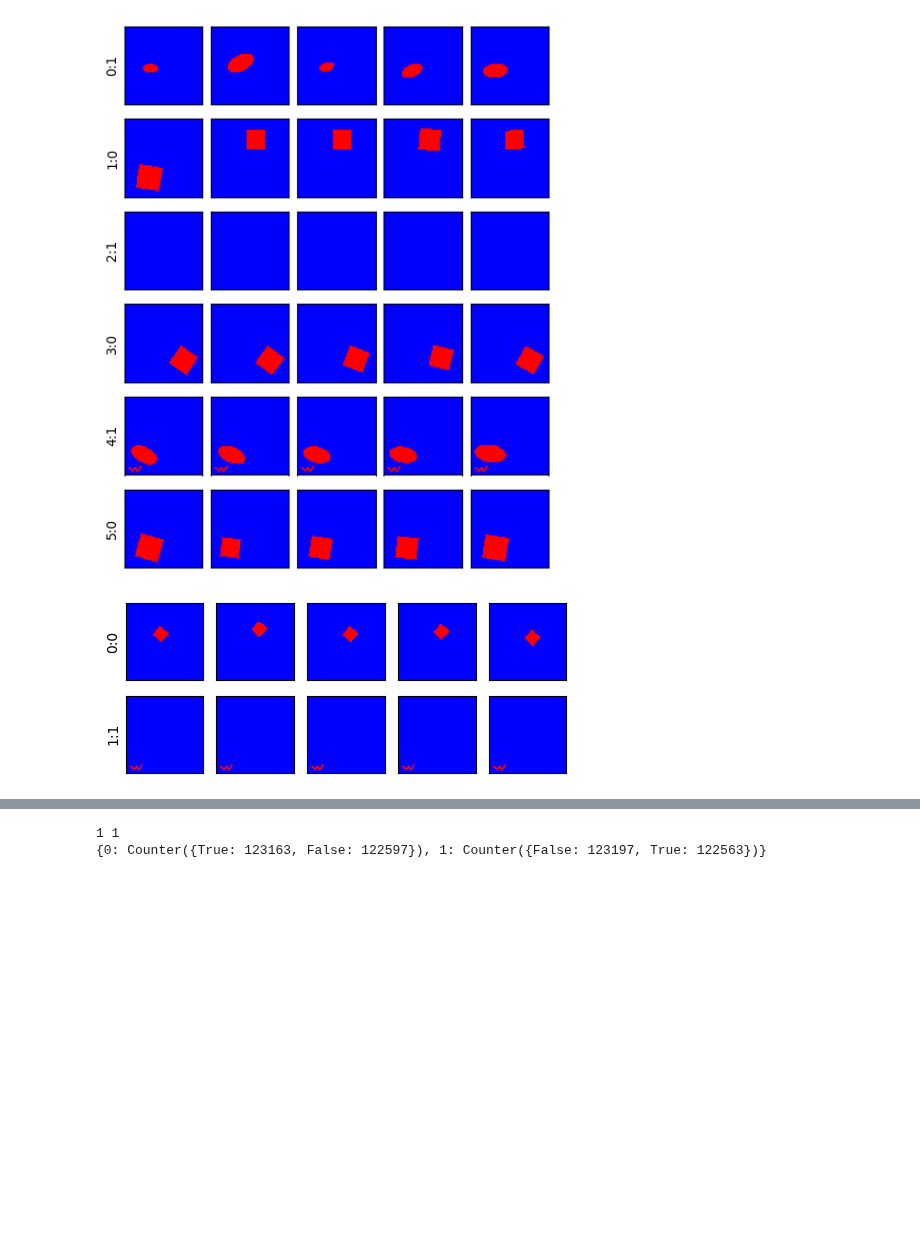
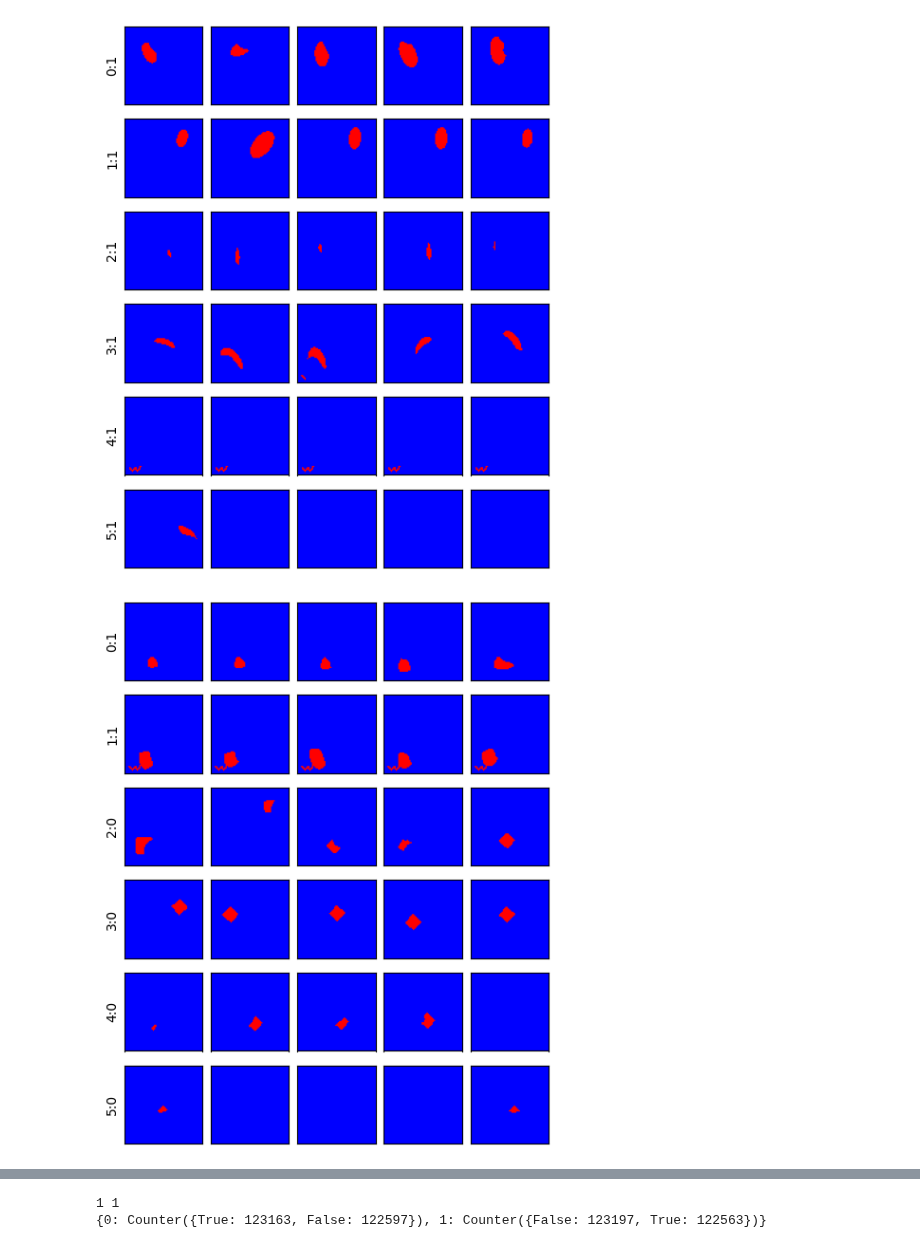
Before and after one commit to lillijo/xai-evaluation-master-thesis, a Jupyter notebook: formalize-experiment/experiment.ipynb, the cells around one changed output, grey strips where cells are left out. Drawn from its saved outputs; the diff is of its cells as text; code cells hidden in the pictures; blank space fills up the shorter version.

```diff
--- a/formalize-experiment/experiment.ipynb
+++ b/formalize-experiment/experiment.ipynb
@@ -25,7 +25,7 @@ from crp_hierarchies import sample_from_categories, average_hierarchies
 %autoreload 2
 # %%
 BATCH_SIZE = 128
-BIAS = 0.99
+BIAS = 0.69
 STRENGTH = 0.5
 NAME = "exp"
 ITEMS_PER_CLASS = 245760
@@ -99,8 +97,8 @@ Counter({'1_1.0': 54, '0_0.0': 54, '0_1.0': 2}) ['1_1.0', '1_1.0', '1_1.0', '1_1
 # %%
 crp_attribution.make_all_relevances("convolutional_layers.6", range(6))
 # %% [output]
-[figure, old version]
+[figure, new version]
 # %%
-crp_attribution.make_all_relevances("linear_layers.2", range(2))
+crp_attribution.make_all_relevances("linear_layers.0", range(6))
 # %% [output]
-[figure, old version]
+[figure, new version]
```
Also changed, not shown: parts of 22 cells of this notebook, 4 other files.
